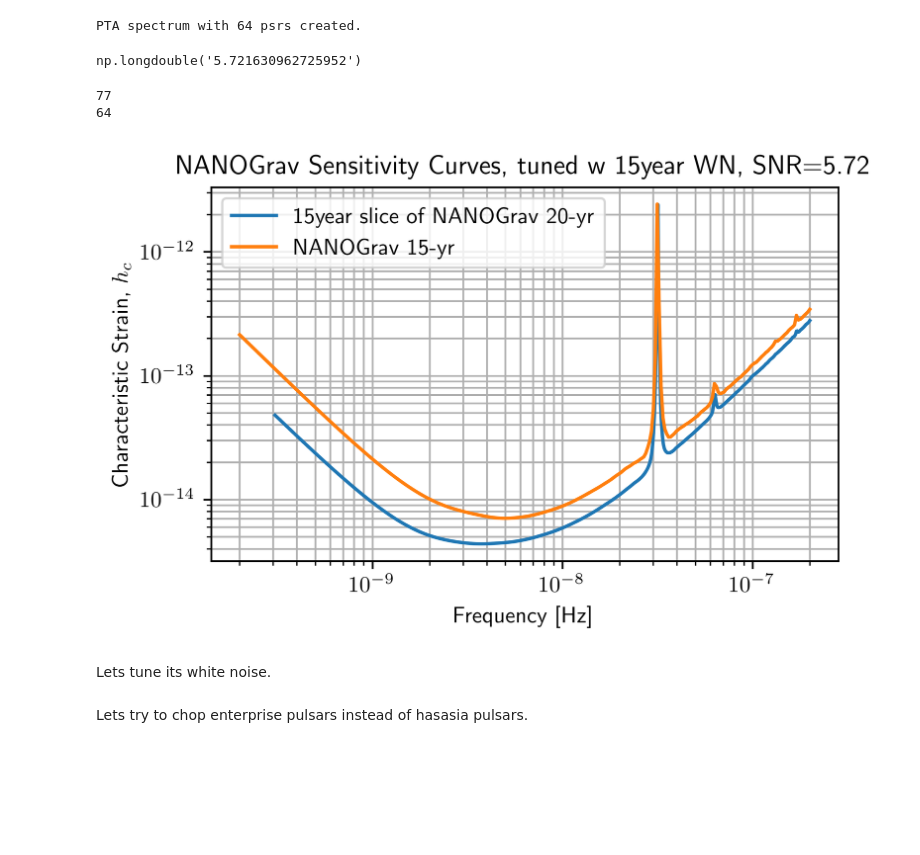
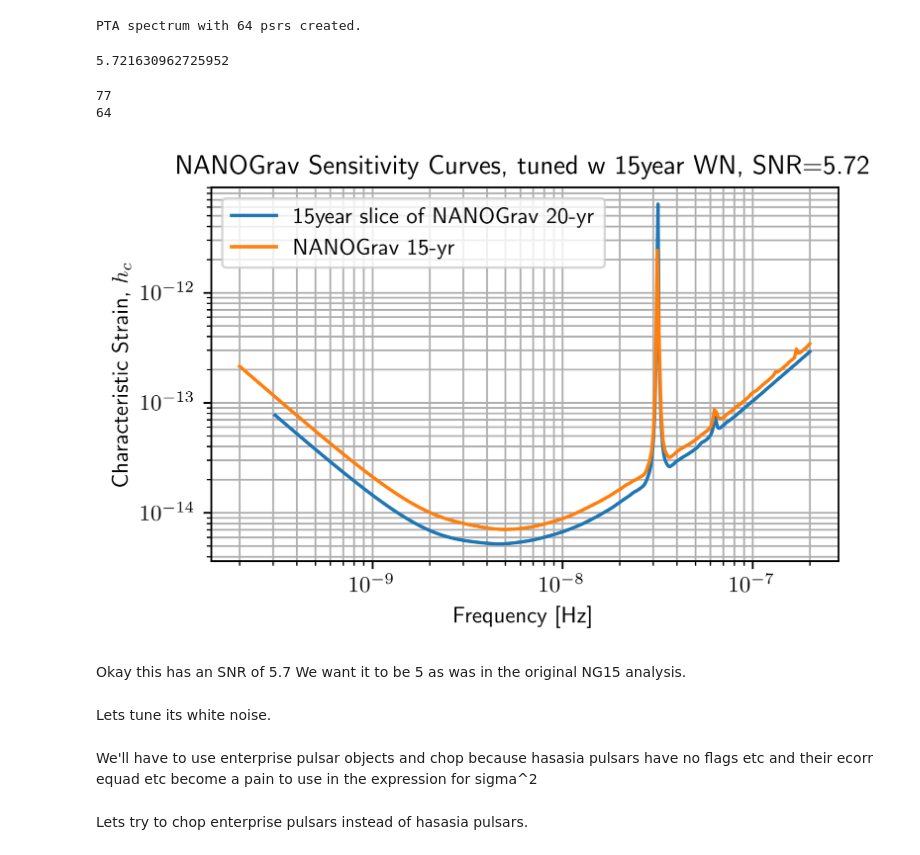
Before and after one commit to anjanaashok592/pta_tuning, a Jupyter notebook: notebooks/aa_jgb_tunes_sv_pta_np_wn.ipynb, the cells around one changed output. Cells and saved outputs as stored; diff of their text form; code cells hidden in the pictures; blank space fills up the shorter version.

```diff
--- a/notebooks/aa_jgb_tunes_sv_pta_np_wn.ipynb
+++ b/notebooks/aa_jgb_tunes_sv_pta_np_wn.ipynb
@@ -174,2 +183,34 @@ WARNING: Could not find pulsar distance for PSR J0125-2327. Setting value to 1 w
 PSR J0125-2327 complete
 ... (142 outputs left out)
+# %%
+#make a noise dict that  works
+
+#sarah's noise file
+sarahs_noise_file = '/Users/ashokan/osu/sarahspta/20yr_noisedict_rn+curn-bpl.json'
+import json
+with open(sarahs_noise_file,'r') as f:
+    noise = json.load(f)
+rn_psrs = noise
+#print(rn_psrs)
+
+#Nihan's noise dict for 15yr
+nihans_dict = '/Users/ashokan/osu/sarahspta/15yr_v1_fl_fwn_dict.json'
+with open(nihans_dict,'r') as f:
+    nihans_noise = json.load(f)
+
+#NG20 real noise dict
+ng20_noise_dict = '/Users/ashokan/osu/sarahspta/ng20_v1p1_dmx_noise_dict.json'
+#from https://drive.google.com/drive/folders/1GQXnpyRglqPHwgQs6vE8VK-6VoL9WbSj
+with open(ng20_noise_dict,'r') as f:
+    ng20_noise_real = json.load(f)
+
+#make a new noise dict with only chime and vegas pulsars
+chime_vegas_noise_dict = {}
+for k, v in ng20_noise_real.items():
+    new_key = k.replace("t2equad", "equad")
+    if "CHIME" in k or "YUPPI" in k or "VEGAS" in k or "J0125-2327" in k or "J0154+1833" in k or "J0614-3329" in k or "J0621+2514" in k or "J0732+2314" in k or "J0751+1807" in k or "J1022+1001" in k or "J1803+1358" in k or "J2022+2534" in k or "J2039-3616" in k or "J2150-0326" in k:
+        print(k)
+        chime_vegas_noise_dict[new_key] = v
+
+#update nihans noise dict with chime and vegas pulsars from ng20
+nihans_noise.update(chime_vegas_noise_dict)
@@ -213,4 +266,0 @@ noise_files
-# %%
-import json
-with open(noise_files,'r') as f:
-    noise = json.load(f)
@@ -335,9 +271,10 @@ nihans_noise
 # %%
+#make hasasia pulsars from enterprise pulsars.
 A_gwb, gamma_gwb = 6.4e-15, 3.2 # median values from detection paper
 psrs = []
 thin = 1
 for ePsr in ePsrs:
-    #corr = make_corr_our(ePsr)[::thin,::thin]
+    corr = make_corr_our(ePsr)[::thin,::thin]
     nihans_corr = make_corr(ePsr,nihans_noise)
     plaw = hsen.red_noise_powerlaw(A=A_gwb, gamma=gamma_gwb, freqs=freqs)
     if ePsr.name in rn_psrs.keys():
@@ -443,40 +381,41 @@ psr_spectra = get_sliced_spectra(psrs,
 # %% [output]
 PTA spectrum with 64 psrs created.
 # %%
+#SNR of sliced data
 sliced_GWBSC = hsen.GWBSensitivityCurve(spectra=psr_spectra, orf='hd', autocorr=False)
-A_gwb = 6.4e-15
-gamma_gwb= 3.2
-alpha_gwb = (3. - gamma_gwb) / 2.
 S_h = hsen.S_h(A=A_gwb, alpha=alpha_gwb, freqs=freqs)
 sliced_SNR = sliced_GWBSC.SNR(S_h)
+print(sliced_SNR)
+# %% [output]
+5.721630962725952
-# %%
-sliced_SNR
-# %% [output]
-np.longdouble('5.721630962725952')
-# %%
-print(len(psrs))
-print(len(psr_spectra))
-# %% [output]
-77
-64
+# %%
+print(len(psrs))
+print(len(psr_spectra)) #If there are no TOAs remaining or < 3 years of data pulsar gets left out
+# %% [output]
+77
+64
 # %%
-plt.loglog(ng20_sarah_nihans_wn.freqs,ng20_sarah_nihans_wn.h_c,label='15year slice of NANOGrav 20-yr')
+#plot 15year slice of NG20 against NG15
+plt.loglog(sliced_GWBSC.freqs,sliced_GWBSC.h_c,label='15year slice of NANOGrav 20-yr')
 plt.loglog(ng15_sc_gwb.freqs,ng15_sc_gwb.h_c,label='NANOGrav 15-yr')
 plt.xlabel('Frequency [Hz]')
 plt.ylabel('Characteristic Strain, $h_c$')
 plt.title(
 'NANOGrav Sensitivity Curves, tuned w 15year WN, SNR={:.2f}'.format(
     sliced_SNR
 )
 )
 
 #plt.title('NANOGrav Sensitivity Curves, tuned with FACTOR={:.4f}'.format(FACTOR),'SNR={:.2f}'.format(sliced_with_factor_SNR))
 
 plt.grid(which='both')
 # plt.ylim(1e-15,9e-12)
 plt.legend()
 plt.show()
 # %% [output]
-[figure, old version]
+[figure, new version]
+# %% [markdown]
+Okay this has an SNR of 5.7
+We want it to be 5 as was in the original NG15 analysis.
 # %% [markdown]
 Lets tune its white noise.
@@ -515,3 +422,5 @@ def get_sliced_pulsars(psrs,
+# %% [markdown]
+We'll have to use enterprise pulsar objects and chop because hasasia pulsars have no flags etc and their ecorr equad etc become a pain to use in the expression for sigma^2
 # %%
 end_mjd = 59033
 psrs_cut_NG15 = get_sliced_pulsars(psrs,
```
Also changed, not shown: parts of 45 cells of this notebook.
